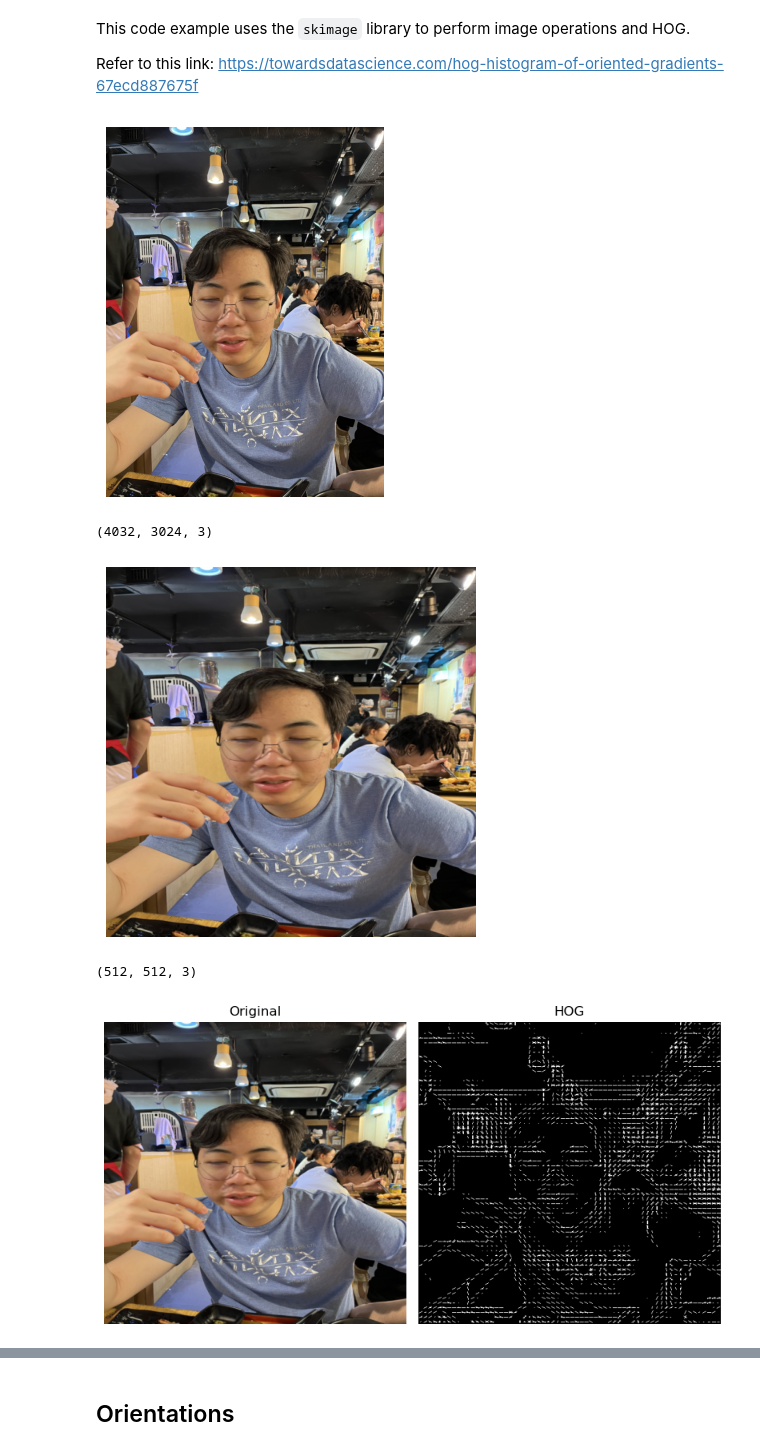
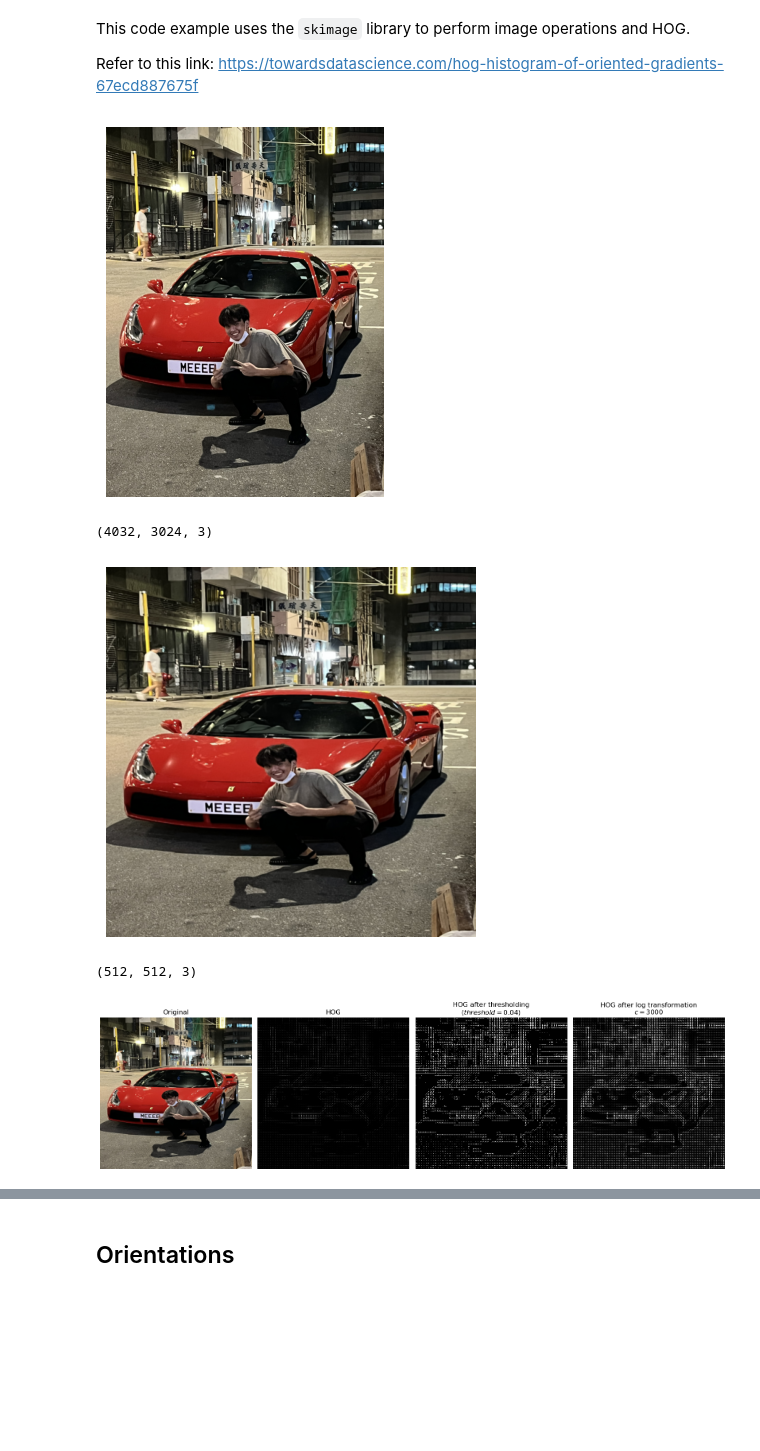
Before and after one commit to fongc123/notes, a Jupyter notebook: src/image processing/hog.ipynb, the cells around one changed output, grey strips where cells are left out. Cells and saved outputs as stored; diff of their text form; code cells hidden in the pictures; blank space fills up the shorter version.

```diff
--- a/src/image processing/hog.ipynb
+++ b/src/image processing/hog.ipynb
@@ -21,67 +21,66 @@ def show_image(img):
 
 def log_transform(img, c = 1):
     # log transform
-    return c * np.log(1 + img)
-
-def show_histogram(img):
-    # change figure size
-    plt.figure(figsize=(12, 5))
-
-    # show original image
-    plt.subplot(1, 2, 1)
-    plt.imshow(img, cmap='gray')
-
-    # plot image histogram
-    plt.subplot(1, 2, 2)
-    plt.hist(img.ravel())
-    plt.title("Histogram of original image")
-    plt.xlabel("Intensity")
-    plt.ylabel("Frequency")
-    plt.tight_layout()
-    plt.show()
+    log_img = c * np.log(1 + img)
+    log_img[log_img >= 255] = 255
+    return log_img
 # %%
 # load in image
-img = imread("image.png")
+# img = imread("image.png")
+img = imread("yan.png")
 show_image(img)
 # %% [output]
-[figure, old version]
+[figure, new version]
 (4032, 3024, 3)
 # %%
 # resize image
-img = resize(img, (128 * 4, 128 * 4))
+ONETWENTYEIGHT = 128
+SCALE = 4
+
+img = resize(img, (ONETWENTYEIGHT * SCALE, ONETWENTYEIGHT * SCALE))
 show_image(img)
 # %% [output]
-[figure, old version]
+[figure, new version]
 (512, 512, 3)
 # %%
+THRESHOLD = 0.04
+C = 3000
+
 fd, hog_image = hog(
     img,
     orientations = 9,
     pixels_per_cell = (8, 8),
     cells_per_block = (2, 2),
     visualize = True,
     channel_axis = -1
 )
 # hog_image = exposure.rescale_intensity(hog_image, in_range = (0, 255))
 # hog_image = exposure.equalize_adapthist(hog_image)
 threshold_hog = np.copy(hog_image)
-threshold_hog[threshold_hog >= 0.04] = 255
+threshold_hog[threshold_hog >= THRESHOLD] = 255
 
-fig, (ax1, ax2, ax3) = plt.subplots(1, 3, figsize = (12, 6), sharex = True, sharey = True)
+log_hog = np.copy(hog_image)
+log_hog = log_transform(log_hog, C)
+
+fig, (ax1, ax2, ax3, ax4) = plt.subplots(1, 4, figsize = (16, 6), sharex = True, sharey = True)
 
 ax1.imshow(img)
 ax1.set_title("Original")
 ax1.axis("off")
 
 ax2.imshow(hog_image, cmap = 'gray')
 ax2.set_title("HOG")
 ax2.axis("off")
 
 ax3.imshow(threshold_hog, cmap = 'gray')
-ax3.set_title("HOG after thresholding")
+ax3.set_title("HOG after thresholding\n($threshold={}$)".format(THRESHOLD))
 ax3.axis("off")
+
+ax4.imshow(log_hog, cmap = 'gray')
+ax4.set_title("HOG after log transformation\n$c={}$".format(C))
+ax4.axis("off")
 
 fig.tight_layout()
 fig.show()
 # %% [output]
-[figure, old version]
+[figure, new version]
```
Also changed, not shown: parts of 4 cells of this notebook, 2 other files.
